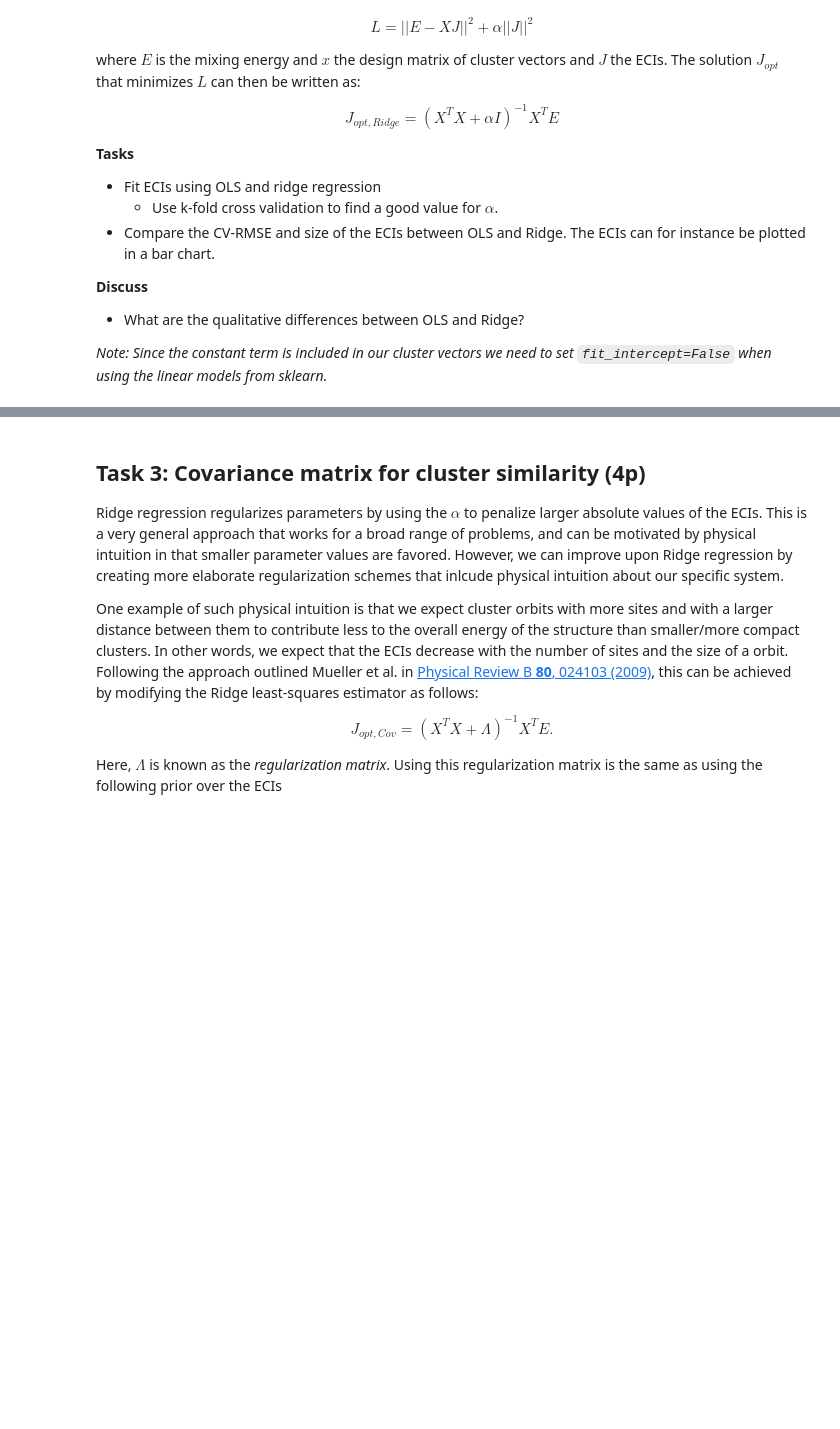
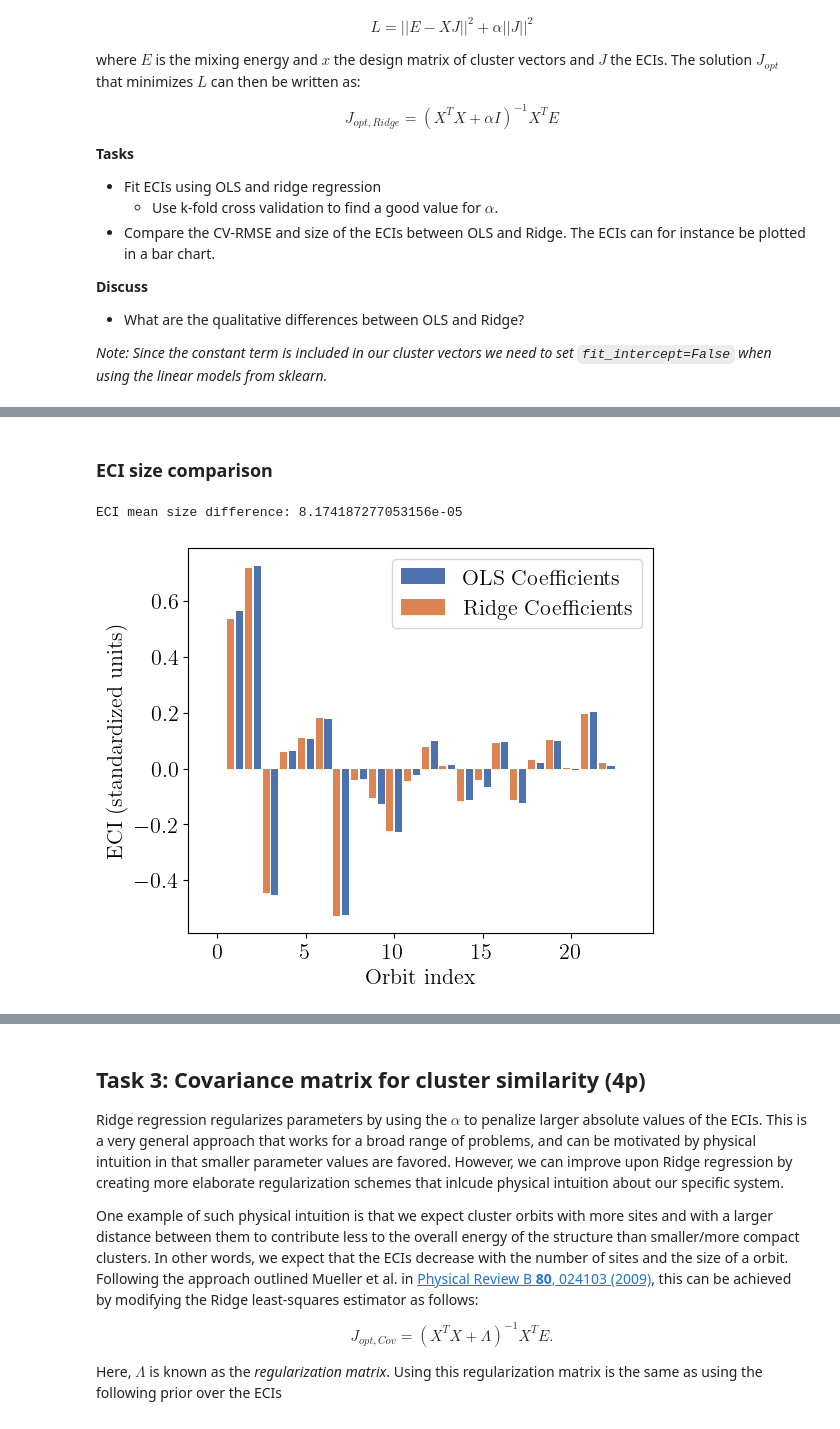
Before and after one commit to j-haralds/Advanced_sim, a Jupyter notebook: project_2a_shared/jesper_project_2a.ipynb, the cells around one changed output, grey strips where cells are left out. Saved outputs shown, nothing was run; the diff lists cells and outputs as text; code cells hidden in the pictures; blank space fills up the shorter version.

Commit message:
Lite ridgeande

```diff
--- a/project_2a_shared/jesper_project_2a.ipynb
+++ b/project_2a_shared/jesper_project_2a.ipynb
@@ -150,6 +150,8 @@ plt.rcParams['font.family'] = 'serif'
 plt.rcParams['text.latex.preamble'] = r'\usepackage{amsmath}'
 font_size = 16
 plt.rcParams['font.size'] = font_size
+
+sns.set_palette('deep')
 # %% [markdown]
 ## Task 1: Prepare data (1.5p)
 # %% [markdown]
@@ -305,0 +339,3 @@ print(J)
+# %%
+J_ols = np.linalg.lstsq(X_stand, E_stand, rcond=None)[0].ravel()
+print(J_ols)
@@ -305,0 +351,11 @@ print(J)
+# %%
+# Fit ECI and find best alpha
+
+kf = sklearn.model_selection.KFold(n_splits=10, shuffle=True, random_state=42)
+
+alphas = [1e-3, 1e-2, 1e-1, 1]
+clf = sklearn.linear_model.RidgeCV(alphas=alphas, cv=kf, fit_intercept=False)
+clf.fit(X_stand, E_stand) # X design matrix, E targets
+J_ridge = clf.coef_
+print(f'ECI vector: {J_ridge}')
+print(f'Optimal alpha: {clf.alpha_}')
@@ -305,0 +438,17 @@ print(J)
+# %% [markdown]
+### ECI size comparison
+# %%
+indices = np.arange(len(J_ols))
+
+fig = plt.figure(figsize=(6,5))
+
+plt.bar(indices + 0.25, J_ols, width=0.4, label='OLS Coefficients')
+plt.bar(indices - 0.25, J_ridge, width=0.4, label='Ridge Coefficients')
+plt.xlabel('Orbit index')
+plt.ylabel('ECI (standardized units)')
+plt.legend()
+
+print(f'ECI mean size difference: {np.mean(J_ols - J_ridge)}')
+# %% [output]
+ECI mean size difference: 8.174187277053156e-05
+[figure, added]
```
Also changed, not shown: parts of 18 cells of this notebook.
